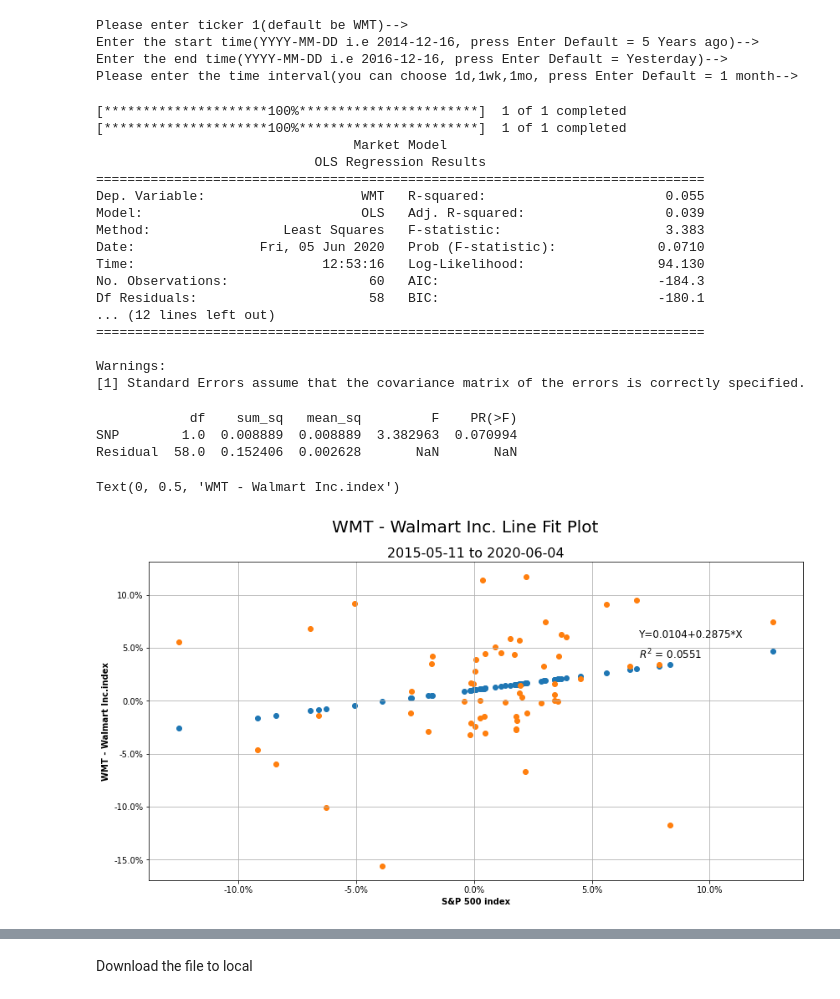
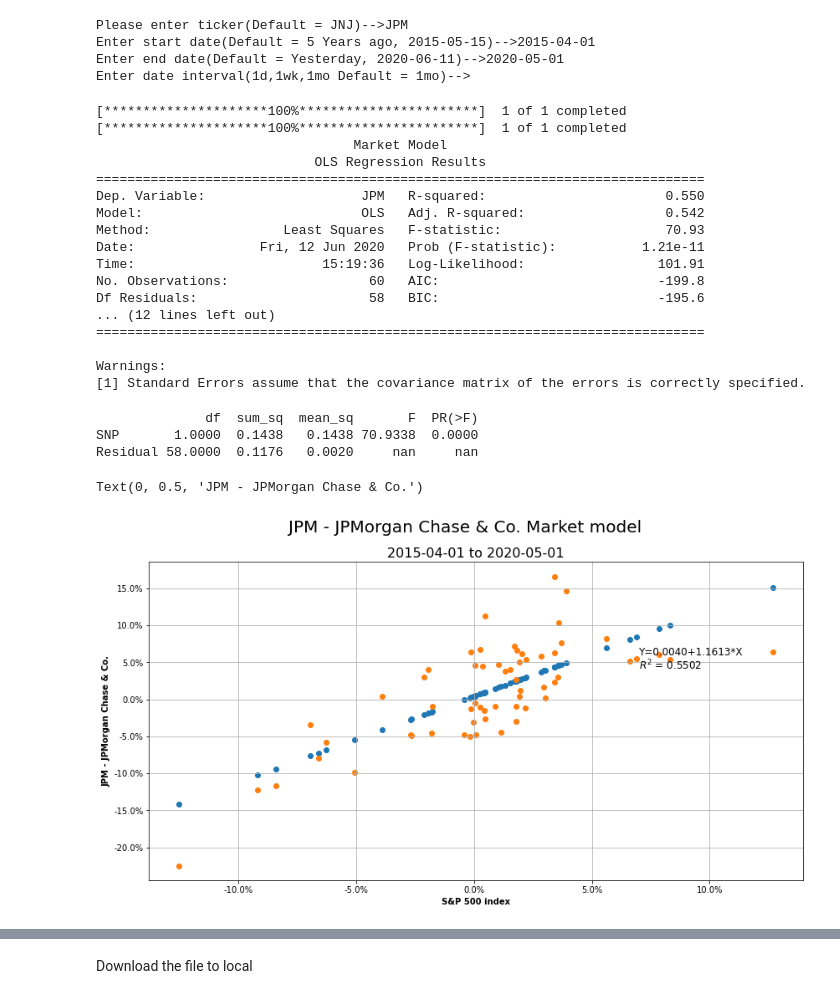
Before and after one commit to xiaoyi-yuxiao/revert-code-to-python, a Jupyter notebook: 2020_6_4_chap14_market_model.ipynb, the cells around one changed output, grey strips where cells are left out. Cells and saved outputs as stored; diff of their text form; code cells hidden in the pictures.

```diff
--- a/2020_6_4_chap14_market_model.ipynb
+++ b/2020_6_4_chap14_market_model.ipynb
@@ -87,15 +34,15 @@ from google.colab import auth
 from oauth2client.client import GoogleCredentials
 # %%
 def Usr_input():
-  Stock=(input('Please enter ticker '+str(1)+'(default be WMT)-->') or 'WMT') # use or operation the set default input
   previousday = dt.date.today()-dt.timedelta(days=1)# get the date of previous day
   Default_end = previousday.strftime("%Y-%m-%d") # change the format of the default datetime
-  years_ago = dt.date.today()-dt.timedelta(days=1852)
+  years_ago = dt.date.today()-dt.timedelta(days=(5 * 365) + 30)
   Default_start = years_ago.strftime("%Y-%m-%d")
-  Start = input('Enter the start time(YYYY-MM-DD i.e 2014-12-16, press Enter Default = 5 Years ago)-->') or Default_start
-  End = input('Enter the end time(YYYY-MM-DD i.e 2016-12-16, press Enter Default = Yesterday)-->') or Default_end
-  T_interval = input('Please enter the time interval(you can choose 1d,1wk,1mo, press Enter Default = 1 month-->') or '1mo'
-  return Stock, Start, End, T_interval
+  Ticker = input('Please enter ticker(Default = JNJ)-->') or 'JNJ'
+  Start = input('Enter start date(' + 'Default = 5 Years ago, ' + Default_start + ')-->') or Default_start
+  End = input('Enter end date(Default = Yesterday, ' + Default_end + ')-->') or Default_end
+  T_interval = input('Enter date interval(1d,1wk,1mo Default = 1mo)-->') or '1mo'
+  return Ticker, Start, End, T_interval
 # %%
 def calculate_ret(stock_a,stock_M,start,end_t,T_interval):
   Stock_price_a = yf.download(stock_a,start=start,end=end_t,interval = T_interval)['Adj Close'].dropna()
@@ -125,10 +72,10 @@ def yahoo_description(soup_html):
 soup_html = html_beautifulsoup("https://finance.yahoo.com/quote/"  +Ticker)
 Ticker_shortN = yahoo_description(soup_html)
 # %% [output]
-Please enter ticker 1(default be WMT)-->
-Enter the start time(YYYY-MM-DD i.e 2014-12-16, press Enter Default = 5 Years ago)-->
-Enter the end time(YYYY-MM-DD i.e 2016-12-16, press Enter Default = Yesterday)-->
-Please enter the time interval(you can choose 1d,1wk,1mo, press Enter Default = 1 month-->
+Please enter ticker(Default = JNJ)-->JPM
+Enter start date(Default = 5 Years ago, 2015-05-15)-->2015-04-01
+Enter end date(Default = Yesterday, 2020-06-11)-->2020-05-01
+Enter date interval(1d,1wk,1mo Default = 1mo)-->
 # %%
 ret = calculate_ret(Ticker,'^GSPC',macro_start,macro_end,macro_T_interval)
 ret_M = ret['SNP']
@@ -144,13 +91,13 @@ print(results.summary())
                                  Market Model
                             OLS Regression Results
 ==============================================================================
-Dep. Variable:                    WMT   R-squared:                       0.055
-Model:                            OLS   Adj. R-squared:                  0.039
-Method:                 Least Squares   F-statistic:                     3.383
-Date:                Fri, 05 Jun 2020   Prob (F-statistic):             0.0710
-Time:                        12:53:16   Log-Likelihood:                 94.130
-No. Observations:                  60   AIC:                            -184.3
-Df Residuals:                      58   BIC:                            -180.1
+Dep. Variable:                    JPM   R-squared:                       0.550
+Model:                            OLS   Adj. R-squared:                  0.542
+Method:                 Least Squares   F-statistic:                     70.93
+Date:                Fri, 12 Jun 2020   Prob (F-statistic):           1.21e-11
+Time:                        15:19:36   Log-Likelihood:                 101.91
+No. Observations:                  60   AIC:                            -199.8
+Df Residuals:                      58   BIC:                            -195.6
 ... (12 lines left out)
 ==============================================================================
 
@@ -161,26 +108,26 @@ model = ols(Ticker+' ~ SNP',ret).fit()
 anova_table = anova_lm(model)
 print(anova_table)
 # %% [output]
-            df    sum_sq   mean_sq         F    PR(>F)
-SNP        1.0  0.008889  0.008889  3.382963  0.070994
-Residual  58.0  0.152406  0.002628       NaN       NaN
+              df  sum_sq  mean_sq       F  PR(>F)
+SNP       1.0000  0.1438   0.1438 70.9338  0.0000
+Residual 58.0000  0.1176   0.0020     nan     nan
 # %%
 plt.figure(figsize=(14,7))
 plt.gca().yaxis.set_major_formatter(mtick.PercentFormatter())
 plt.gca().xaxis.set_major_formatter(mtick.PercentFormatter())
 (a,b) = results.params
 R_sq = results.rsquared
 predict = a+np.multiply(ret_M,b)
 plt.scatter(ret_M*100,predict*100)
 plt.scatter(ret_M*100,ret_a*100)
 plt.text(7, 6, 'Y={:.4f}+{:.4f}*X'.format(a,b), fontsize=12)
 plt.text(7, 4, r'$R^2$ = {:.4f}'.format(R_sq), fontsize=12)
-plt.suptitle(Ticker_shortN+' Line Fit Plot',fontsize=20)
+plt.suptitle(Ticker_shortN+' Market model',fontsize=20)
 plt.title(macro_start+' to '+macro_end,fontsize = 16)
 plt.grid(True)
 plt.xlabel('S&P 500 index',fontweight='bold')
-plt.ylabel(Ticker_shortN+'index',fontweight='bold')
+plt.ylabel(Ticker_shortN,fontweight='bold')
 # %% [output]
-Text(0, 0.5, 'WMT - Walmart Inc.index')
+Text(0, 0.5, 'JPM - JPMorgan Chase & Co.')
-[figure, old version]
+[figure, new version]
 # %%
```
Also changed, not shown: parts of 9 cells of this notebook.
